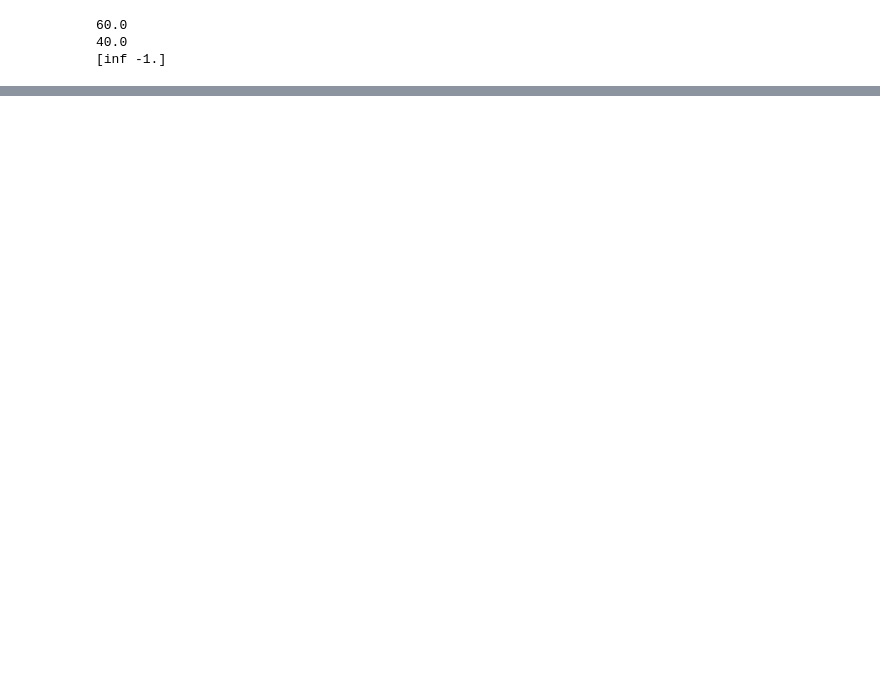
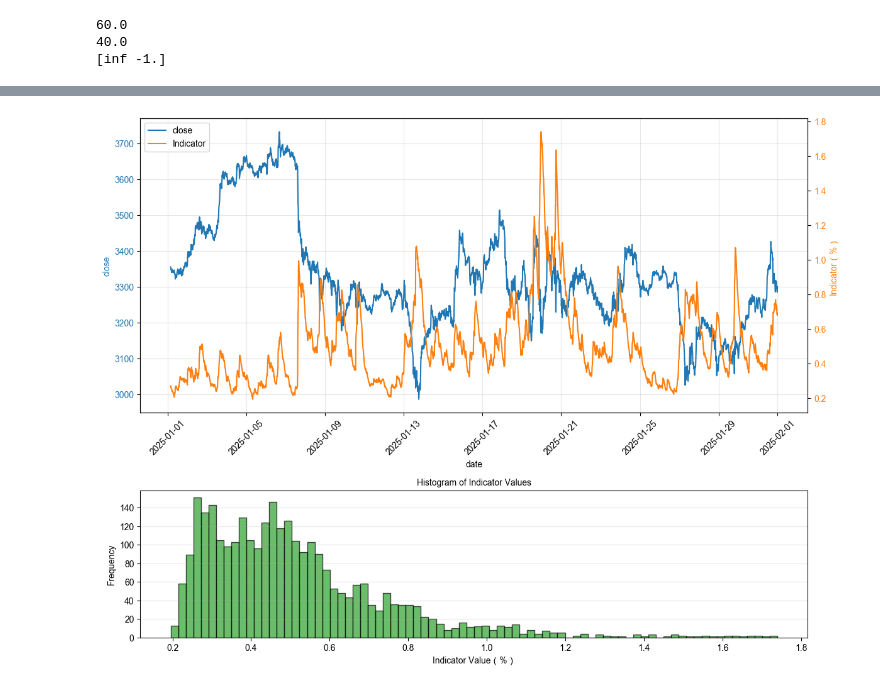
Before and after one commit to aamingaa/gp_crypto_next_2, a Jupyter notebook: functions.ipynb, the cells around one changed output, grey strips where cells are left out. Cells and saved outputs as stored; diff of their text form; code cells hidden in the pictures; blank space fills up the shorter version.

```diff
--- a/functions.ipynb
+++ b/functions.ipynb
@@ -33,3 +37,10 @@ print(filled1)
 60.0
 40.0
 [inf -1.]
+# %%
+df = pd.read_csv('/Users/aming/data/ETHUSDT/15m/2025/ETHUSDT-15m-2025-01.zip')
+df['open_time'] = pd.to_datetime(df['open_time'], unit='ms')
+df['close_time'] = pd.to_datetime(df['close_time'], unit='ms')
+df.set_index('open_time', inplace=True)
+
+df.head()
@@ -60,0 +594,5 @@ def _sigmoid(x1):
+# %%
+_ta_natr_14 = talib.NATR(high=high, low=low, close=close, timeperiod=14)
+plot_twin(_ta_natr_14, df)
+# %% [output]
+[figure, added]
```
Also changed, not shown: parts of 8 cells of this notebook.
